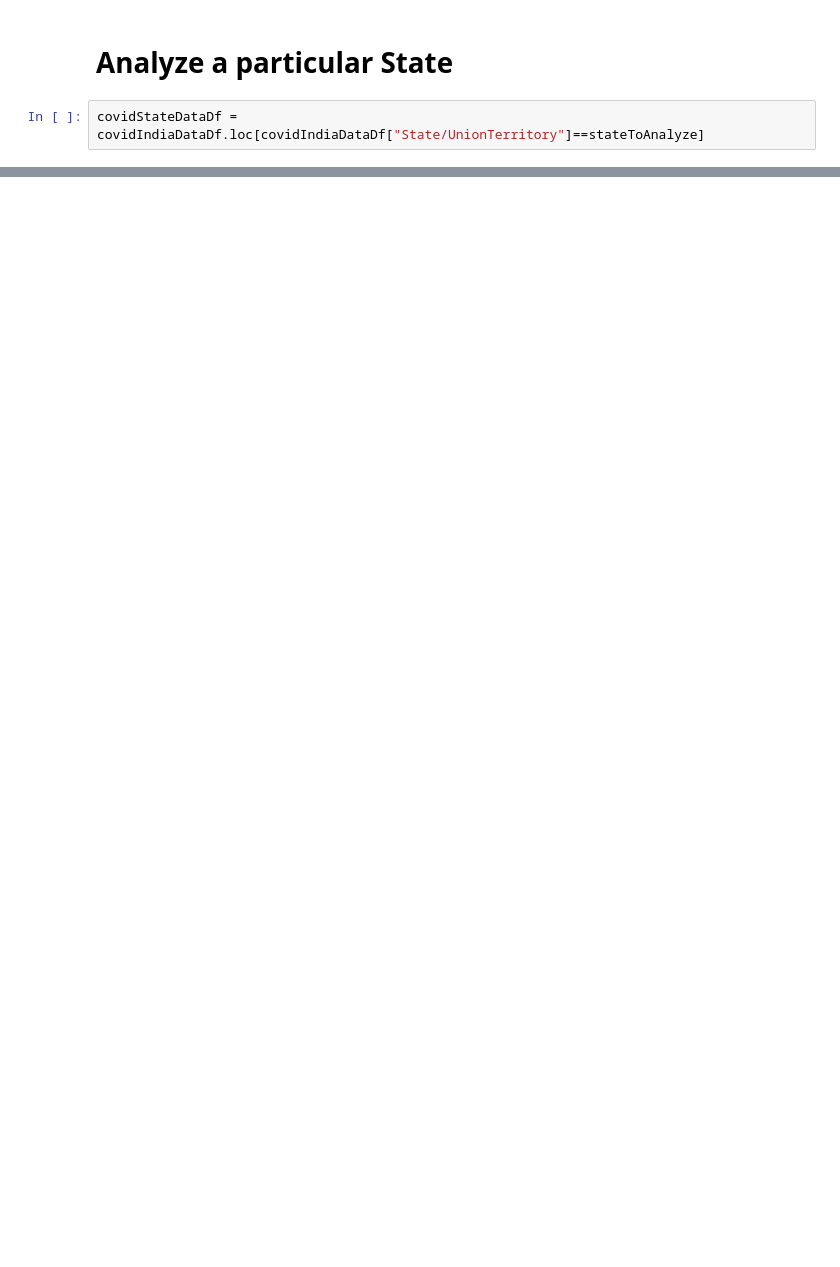
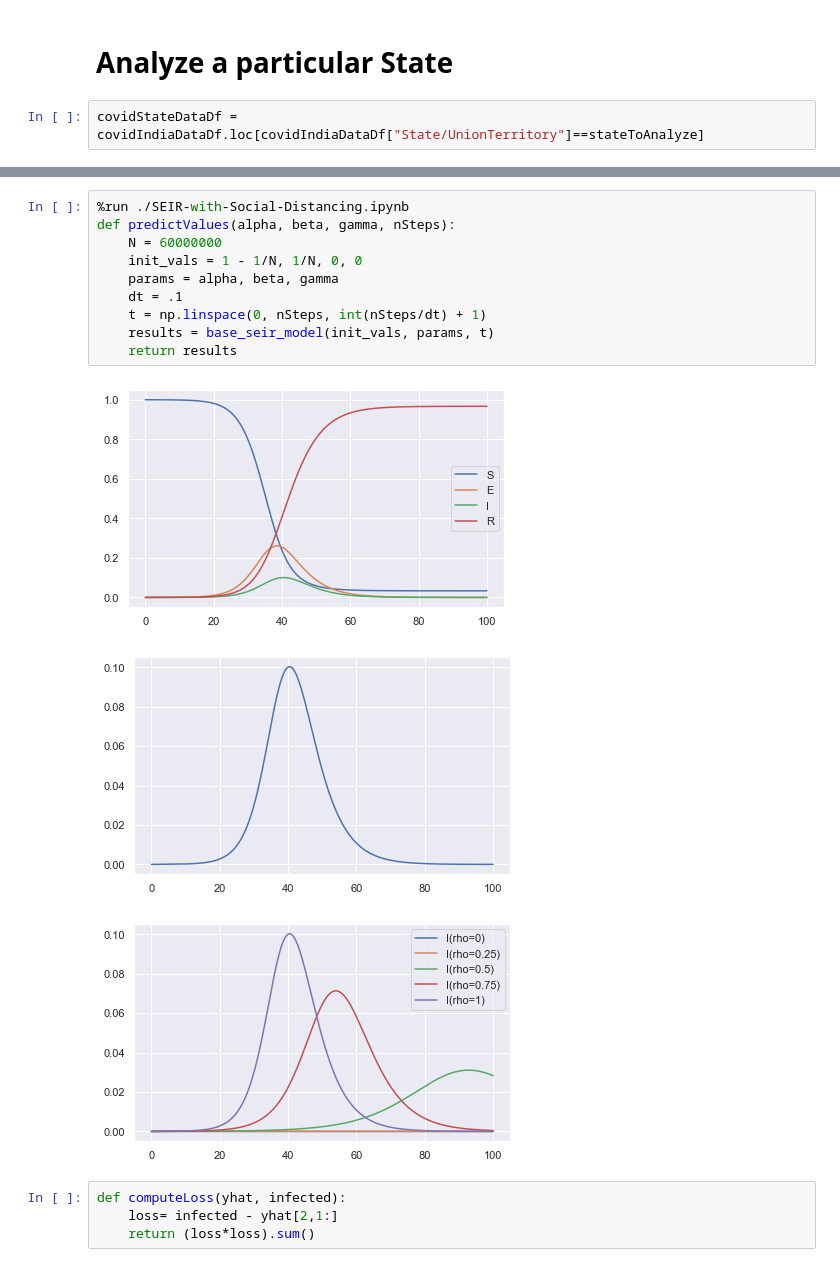
Before and after one commit to baladutt/modeling-epidemics-COVID-19, a Jupyter notebook: Visualize-Analyze-Current-State.ipynb, the cells around one changed output, grey strips where cells are left out. Drawn from its saved outputs; the diff is of its cells as text; blank space fills up the shorter version.

```diff
--- a/Visualize-Analyze-Current-State.ipynb
+++ b/Visualize-Analyze-Current-State.ipynb
@@ -341,0 +426,18 @@ pyplot.legend()
+# %%
+%run ./SEIR-with-Social-Distancing.ipynb
+def predictValues(alpha, beta, gamma, nSteps):
+    N = 60000000
+    init_vals = 1 - 1/N, 1/N, 0, 0
+    params = alpha, beta, gamma
+    dt = .1
+    t = np.linspace(0, nSteps, int(nSteps/dt) + 1)
+    results = base_seir_model(init_vals, params, t)
+    return results
+# %% [output]
+[figure, added]
+[figure, added]
+[figure, added]
+# %%
+def computeLoss(yhat, infected):
+    loss= infected - yhat[2,1:]
+    return (loss*loss).sum()
```
Also changed, not shown: parts of 12 cells of this notebook, 2 other files.
